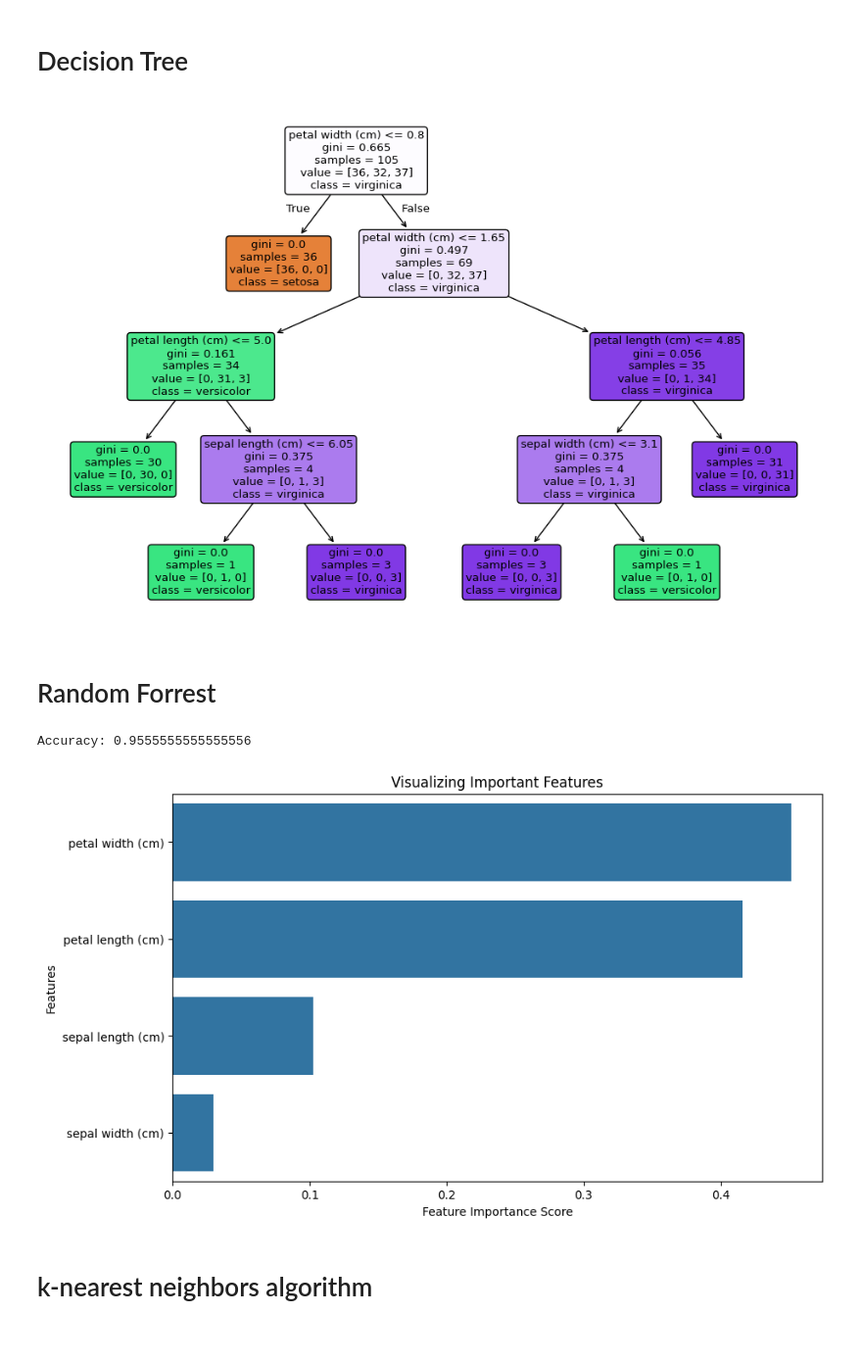
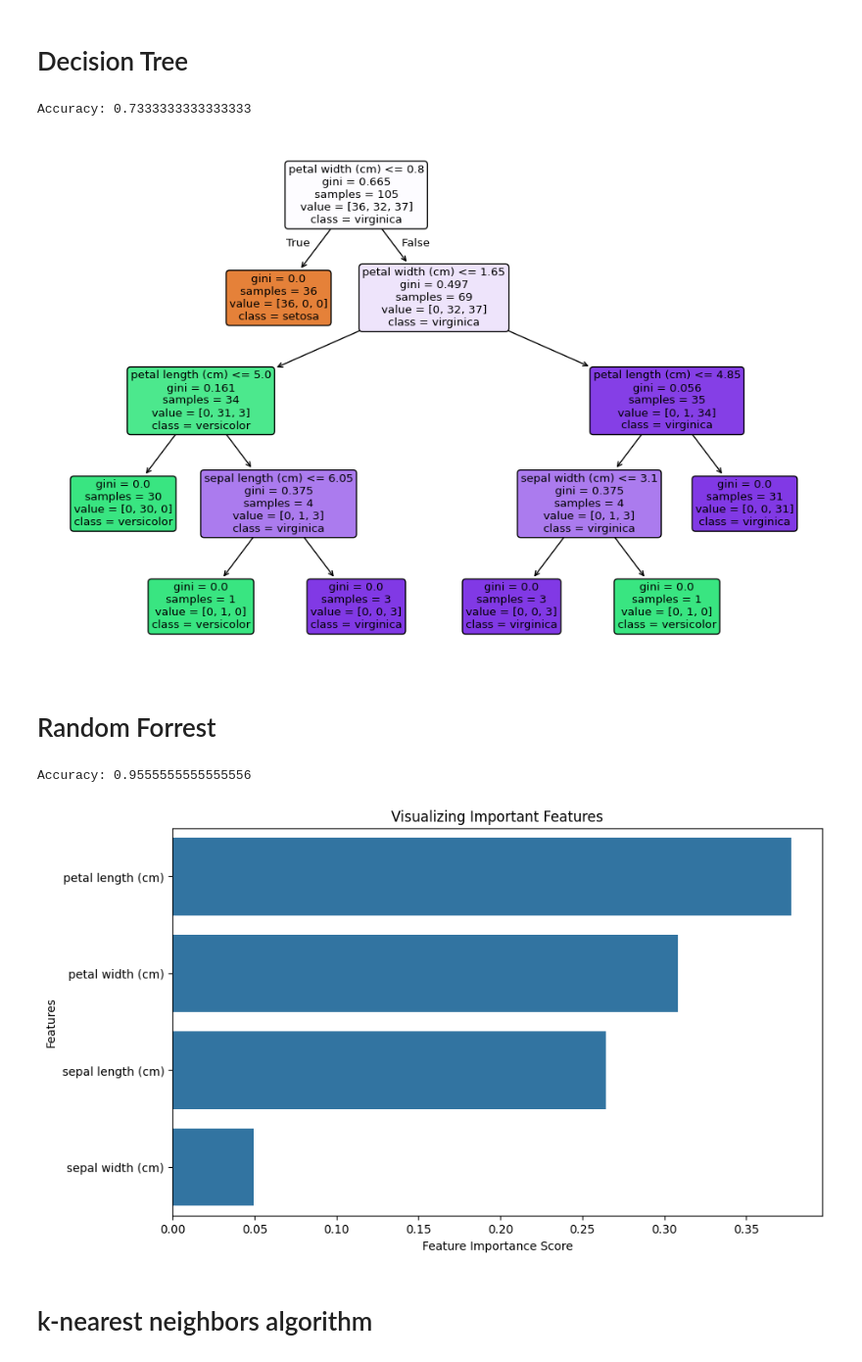
Before and after one commit to SAMYSOSERIOUS/Stats-analytics, a Jupyter notebook: Day8.ipynb, the cells around one changed output. Shown: that part at 98% size. Drawn from its saved outputs; the diff is of its cells as text; code cells hidden in the pictures.

```diff
--- a/Day8.ipynb
+++ b/Day8.ipynb
@@ -20,6 +20,9 @@ X_train, X_test, y_train, y_test = train_test_split(X, y, test_size=0.3, random_
 dtree = DecisionTreeClassifier()
 dtree.fit(X_train,y_train)
 
+accuracyDT = accuracy_score(y_test, y_pred)
+print(f"Accuracy: {accuracyDT}")
+
 plt.figure(figsize=(12,8))
 tree.plot_tree(dtree,
                    feature_names=iris.feature_names,
@@ -27,43 +30,44 @@ tree.plot_tree(dtree,
                    filled=True, rounded=True)
 plt.show()
 # %% [output]
+Accuracy: 0.7333333333333333
 [figure]
 # %% [markdown]
 # Random Forrest
 # %%
 
 import pandas as pd
 from sklearn.datasets import load_iris
 from sklearn.ensemble import RandomForestClassifier
 from sklearn.model_selection import train_test_split
 from sklearn.metrics import accuracy_score
 import matplotlib.pyplot as plt
 import seaborn as sns
 
 iris = load_iris()
 X = iris.data
 y = iris.target
 
 X_train, X_test, y_train, y_test = train_test_split(X, y, test_size=0.3, random_state=1)
 
-rfc = RandomForestClassifier(n_estimators=10000, random_state=1)
+rfc = RandomForestClassifier(n_estimators=10, random_state=1)
 rfc.fit(X_train, y_train)
 
 y_pred = rfc.predict(X_test)
 
-accuracy = accuracy_score(y_test, y_pred)
-print(f"Accuracy: {accuracy}")
+accuracyRF = accuracy_score(y_test, y_pred)
+print(f"Accuracy: {accuracyRF}")
 
 feature_imp = pd.Series(rfc.feature_importances_, index=iris.feature_names).sort_values(ascending=False)
 plt.figure(figsize=(10,6))
 sns.barplot(x=feature_imp, y=feature_imp.index)
 plt.xlabel('Feature Importance Score')
 plt.ylabel('Features')
 plt.title("Visualizing Important Features")
 plt.show()
 # %% [output]
 Accuracy: 0.9555555555555556
-[figure, old version]
+[figure, new version]
 # %% [markdown]
 # k-nearest neighbors algorithm
 # %%
```
Also changed, not shown: parts of 3 cells of this notebook.
